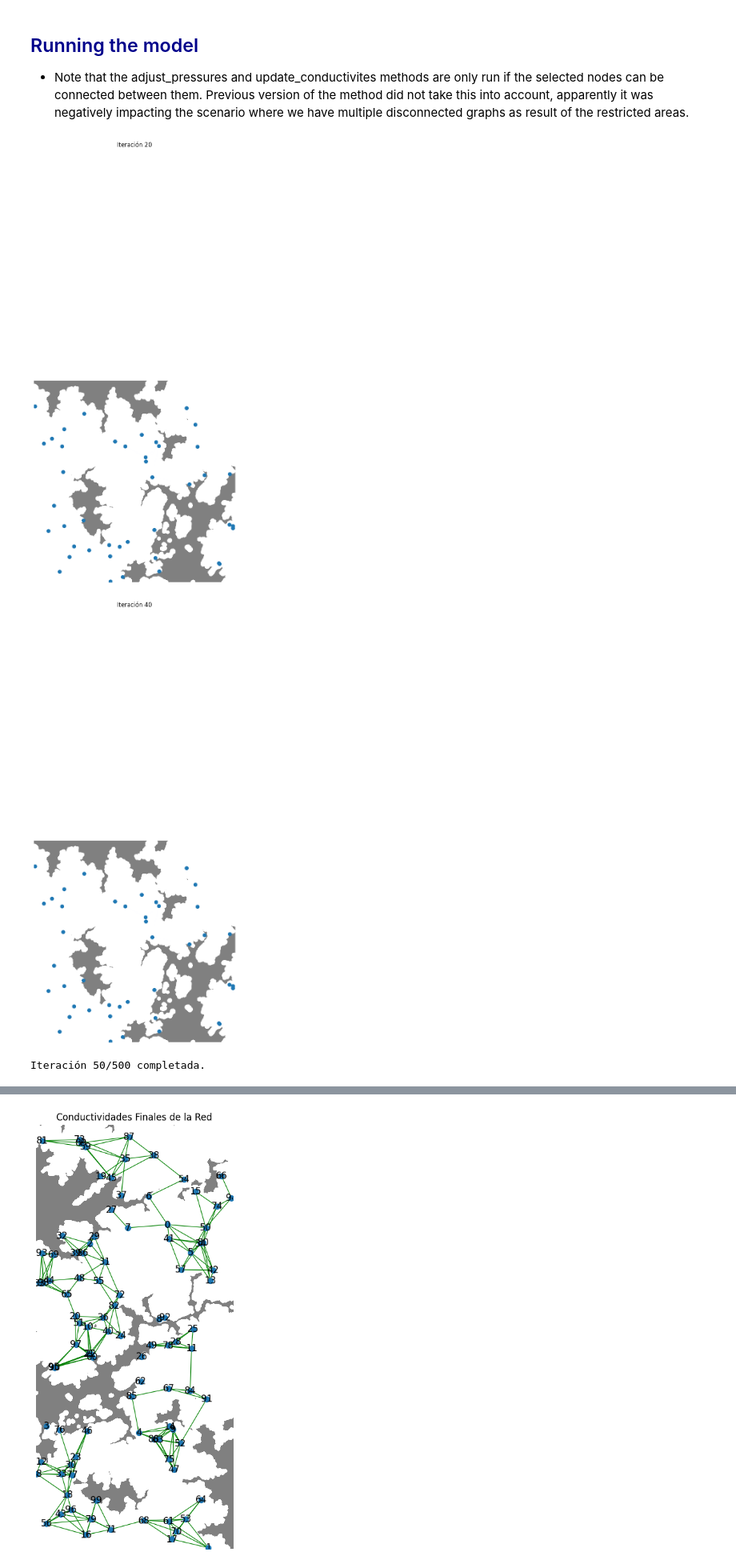
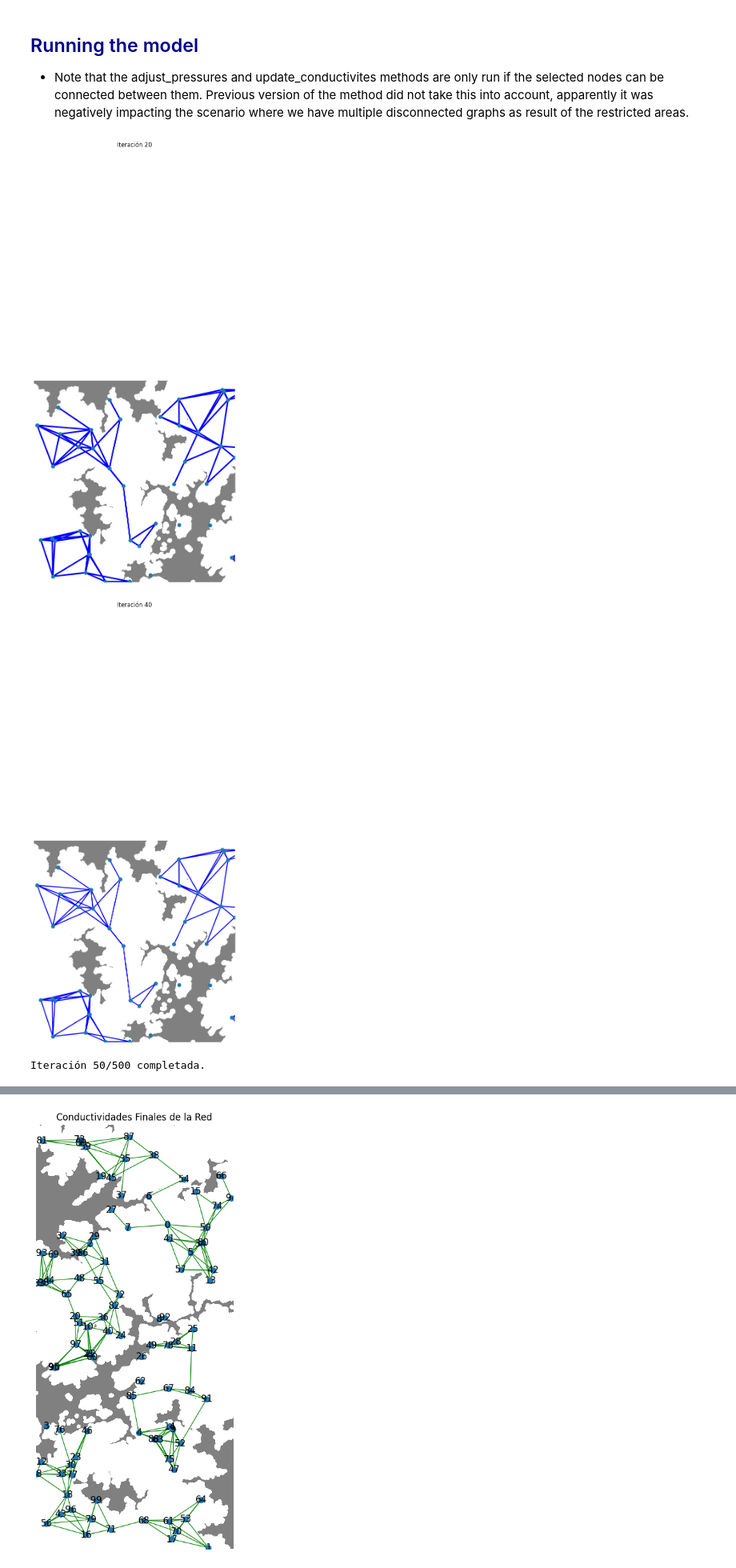
Before and after one commit to dsercam/mold-inspired, a Jupyter notebook: Mold_Network_Entrega5.ipynb, the cells around one changed output, grey strips where cells are left out. Shown at 80% size. Saved outputs shown, nothing was run; the diff lists cells and outputs as text; code cells hidden in the pictures.

```diff
--- a/Mold_Network_Entrega5.ipynb
+++ b/Mold_Network_Entrega5.ipynb
@@ -218,6 +218,16 @@ def generate_graph(node_qty, restriction_map, min_lat = 0, max_lat = 0, min_lon
     return G , node_positions
 # %%
 G, node_coordiantes = generate_graph(100, boolean_map, 0, workspace_latitude, 0, workspace_longitude)
+# %%
+def generate_inverted_positions(node_positions):
+  num_nodes = len(node_positions)
+  inverse_positions = {}
+  for node_id in range(num_nodes):
+      x, y = node_positions[node_id]
+      inverse_positions[node_id] = (y, x)
+  return inverse_positions
+# %%
+inverse_node_positions = generate_inverted_positions(node_coordiantes)
 # %%
 def connect_k_closest_nodes(graph, node_positions, k, restriction_map):
   for node in graph.nodes():
@@ -341,7 +351,7 @@ def adjust_pressures(G, siphon_node, sink_node, I0):
 # time_delta  -> time delta
 # nl_factor   -> nonlinearity factor
 
-def update_conductivities(G, Q, time_delta, nl_factor):
+def update_conductivities(G, Q, time_delta, nl_factor, node_positions):
     # Remove invalid/interesecting edges.
     edges_to_remove = []
     for edge in G.edges():
@@ -384,37 +394,37 @@ for iteration in range(num_iterations):
     while sink_node == source_node:
         sink_node = random.choice(list(G.nodes()))
 
-    if not(line_collision_points(boolean_map, source_node, sink_node)):
+    if not(line_collision_points(boolean_map, source_node, sink_node, node_coordiantes)):
     # Ajustar las presiones y calcular los flujos
       p, Q = adjust_pressures(G, source_node, sink_node, I0)
     # Actualizar las conductividades
-      update_conductivities(G, Q, time_delta, nl_factor)
+      update_conductivities(G, Q, time_delta, nl_factor,node_coordiantes)
 
     # Almacenar las conductividades para visualización (cada 10 iteraciones)
     if iteration % 10 == 0:
         D_values = [G.edges[edge]['conductivity'] for edge in G.edges()]
         conductivity_history.append(D_values)
 
     # Visualizar la red cada 20 iteraciones
     if (iteration + 1) % 20 == 0:
         plt.figure(figsize=(16, 16))
         edge_widths = [G.edges[edge]['conductivity'] * 5 for edge in G.edges()]
-        pos = node_positions  # Usar las posiciones aleatorias de los nodos
+        pos = node_coordiantes  # Usar las posiciones aleatorias de los nodos
 
         # Dibujar los obstáculos
         plt.imshow(boolean_map, cmap=cmap_elevation_mask)
         nx.draw(G, pos=inverse_node_positions, node_size=50, width=edge_widths, with_labels=False, edge_color='blue')
         plt.title(f'Iteración {iteration + 1}')
         plt.xlim(0, workspace_latitude)
         plt.ylim(0, workspace_longitude)
         plt.show()
 
     # Información de progreso (opcional)
     if (iteration + 1) % 50 == 0:
         print(f"Iteración {iteration + 1}/{num_iterations} completada.")
 
 print("Simulation completed.")
 # %% [output]
-[figure, old version]
+[figure, new version]
-[figure, old version]
+[figure, new version]
 Iteración 50/500 completada.
```
Also changed, not shown: parts of 3 cells of this notebook.
